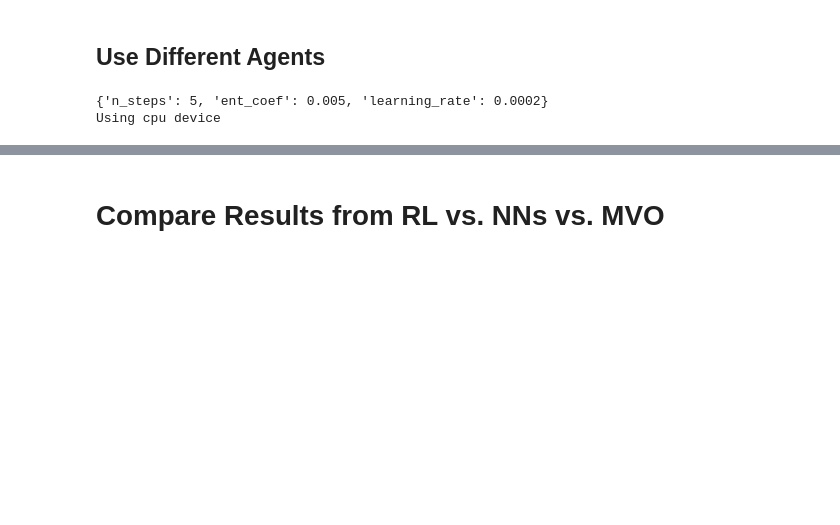
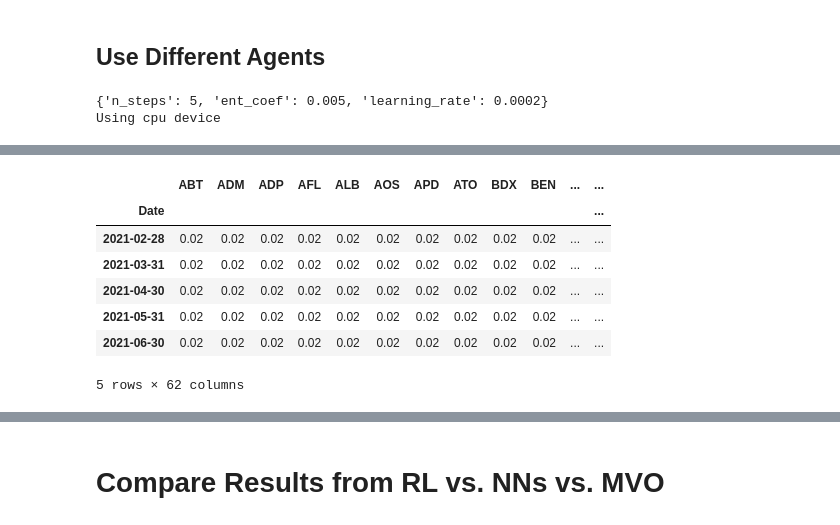
Before and after one commit to pcmendes1973/WQU-Capstone, a Jupyter notebook: Capstone_Code.ipynb, the cells around one changed output, grey strips where cells are left out. Cells and saved outputs as stored; diff of their text form; code cells hidden in the pictures; blank space fills up the shorter version.

```diff
--- a/Capstone_Code.ipynb
+++ b/Capstone_Code.ipynb
@@ -1587,0 +1512,2 @@ trained_a2c.save('/content/trained_models/trained_a2c.zip')
+# %%
+e_trade_gym = StockPortfolioEnv(df = rl_test, **env_kwargs)
@@ -1587,0 +1532,11 @@ trained_a2c.save('/content/trained_models/trained_a2c.zip')
+# %%
+df_actions.head()
+# %% [output]
+|  | ABT | ADM | ADP | AFL | ALB | AOS | APD | ATO | BDX | BEN | ... | ... |
+| Date |  |  |  |  |  |  |  |  |  |  |  | ... |
+| 2021-02-28 | 0.02 | 0.02 | 0.02 | 0.02 | 0.02 | 0.02 | 0.02 | 0.02 | 0.02 | 0.02 | ... | ... |
+| 2021-03-31 | 0.02 | 0.02 | 0.02 | 0.02 | 0.02 | 0.02 | 0.02 | 0.02 | 0.02 | 0.02 | ... | ... |
+| 2021-04-30 | 0.02 | 0.02 | 0.02 | 0.02 | 0.02 | 0.02 | 0.02 | 0.02 | 0.02 | 0.02 | ... | ... |
+| 2021-05-31 | 0.02 | 0.02 | 0.02 | 0.02 | 0.02 | 0.02 | 0.02 | 0.02 | 0.02 | 0.02 | ... | ... |
+| 2021-06-30 | 0.02 | 0.02 | 0.02 | 0.02 | 0.02 | 0.02 | 0.02 | 0.02 | 0.02 | 0.02 | ... | ... |
+5 rows × 62 columns
```
Also changed, not shown: parts of 30 cells of this notebook.
